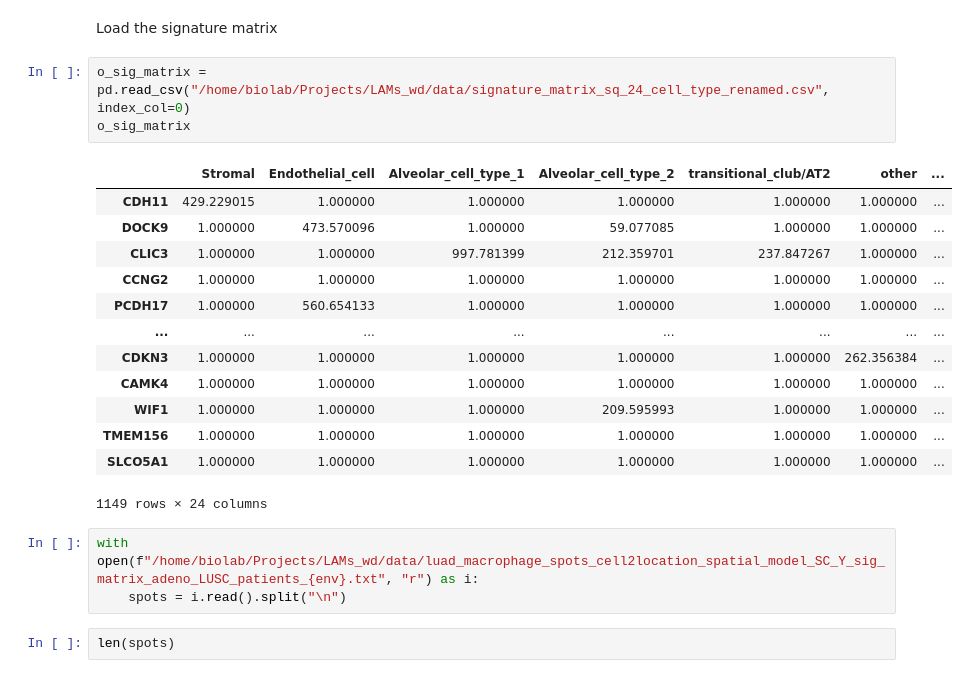
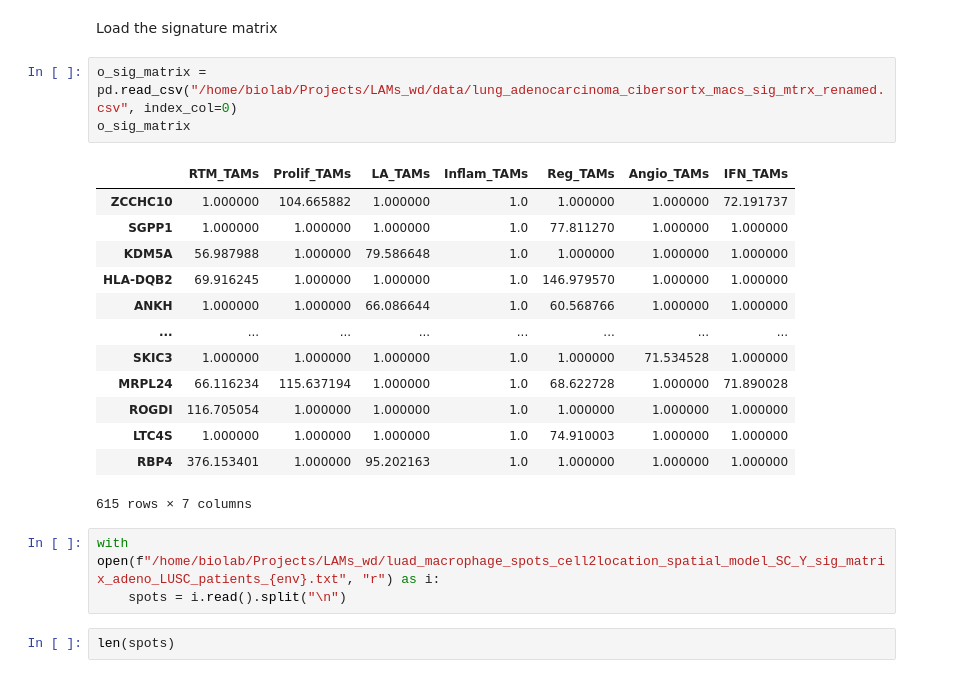
Before and after one commit to BMGLab/Project_LAMs, a Jupyter notebook: notebooks/task2_run_cell2location_macrophage_spots.ipynb, the cells around one changed output. Saved outputs shown, nothing was run; the diff lists cells and outputs as text.

```diff
--- a/notebooks/task2_run_cell2location_macrophage_spots.ipynb
+++ b/notebooks/task2_run_cell2location_macrophage_spots.ipynb
@@ -24,24 +24,24 @@ env = "Tumour"
 # %% [markdown]
 Load the signature matrix
 # %%
-o_sig_matrix = pd.read_csv("/home/biolab/Projects/LAMs_wd/data/signature_matrix_sq_24_cell_type_renamed.csv", index_col=0)
+o_sig_matrix = pd.read_csv("/home/biolab/Projects/LAMs_wd/data/lung_adenocarcinoma_cibersortx_macs_sig_mtrx_renamed.csv", index_col=0)
 o_sig_matrix
 # %% [output]
-|  | Stromal | Endothelial_cell | Alveolar_cell_type_1 | Alveolar_cell_type_2 | transitional_club/AT2 | other | ... |
-| CDH11 | 429.229015 | 1.000000 | 1.000000 | 1.000000 | 1.000000 | 1.000000 | ... |
-| DOCK9 | 1.000000 | 473.570096 | 1.000000 | 59.077085 | 1.000000 | 1.000000 | ... |
-| CLIC3 | 1.000000 | 1.000000 | 997.781399 | 212.359701 | 237.847267 | 1.000000 | ... |
-| CCNG2 | 1.000000 | 1.000000 | 1.000000 | 1.000000 | 1.000000 | 1.000000 | ... |
-| PCDH17 | 1.000000 | 560.654133 | 1.000000 | 1.000000 | 1.000000 | 1.000000 | ... |
+|  | RTM_TAMs | Prolif_TAMs | LA_TAMs | Inflam_TAMs | Reg_TAMs | Angio_TAMs | IFN_TAMs |
+| ZCCHC10 | 1.000000 | 104.665882 | 1.000000 | 1.0 | 1.000000 | 1.000000 | 72.191737 |
+| SGPP1 | 1.000000 | 1.000000 | 1.000000 | 1.0 | 77.811270 | 1.000000 | 1.000000 |
+| KDM5A | 56.987988 | 1.000000 | 79.586648 | 1.0 | 1.000000 | 1.000000 | 1.000000 |
+| HLA-DQB2 | 69.916245 | 1.000000 | 1.000000 | 1.0 | 146.979570 | 1.000000 | 1.000000 |
+| ANKH | 1.000000 | 1.000000 | 66.086644 | 1.0 | 60.568766 | 1.000000 | 1.000000 |
 | ... | ... | ... | ... | ... | ... | ... | ... |
-| CDKN3 | 1.000000 | 1.000000 | 1.000000 | 1.000000 | 1.000000 | 262.356384 | ... |
-| CAMK4 | 1.000000 | 1.000000 | 1.000000 | 1.000000 | 1.000000 | 1.000000 | ... |
-| WIF1 | 1.000000 | 1.000000 | 1.000000 | 209.595993 | 1.000000 | 1.000000 | ... |
-| TMEM156 | 1.000000 | 1.000000 | 1.000000 | 1.000000 | 1.000000 | 1.000000 | ... |
-| SLCO5A1 | 1.000000 | 1.000000 | 1.000000 | 1.000000 | 1.000000 | 1.000000 | ... |
+| SKIC3 | 1.000000 | 1.000000 | 1.000000 | 1.0 | 1.000000 | 71.534528 | 1.000000 |
+| MRPL24 | 66.116234 | 115.637194 | 1.000000 | 1.0 | 68.622728 | 1.000000 | 71.890028 |
+| ROGDI | 116.705054 | 1.000000 | 1.000000 | 1.0 | 1.000000 | 1.000000 | 1.000000 |
+| LTC4S | 1.000000 | 1.000000 | 1.000000 | 1.0 | 74.910003 | 1.000000 | 1.000000 |
+| RBP4 | 376.153401 | 1.000000 | 95.202163 | 1.0 | 1.000000 | 1.000000 | 1.000000 |
-1149 rows × 24 columns
+615 rows × 7 columns
 # %%
-with open(f"/home/biolab/Projects/LAMs_wd/data/luad_macrophage_spots_cell2location_spatial_model_SC_Y_sig_matrix_adeno_LUSC_patients_{env}.txt", "r") as i:
+with open(f"/home/biolab/Projects/LAMs_wd/luad_macrophage_spots_cell2location_spatial_model_SC_Y_sig_matrix_adeno_LUSC_patients_{env}.txt", "r") as i:
     spots = i.read().split("\n")
 # %%
 len(spots)
```
Also changed, not shown: parts of 1 cell of this notebook, 13 other files.
